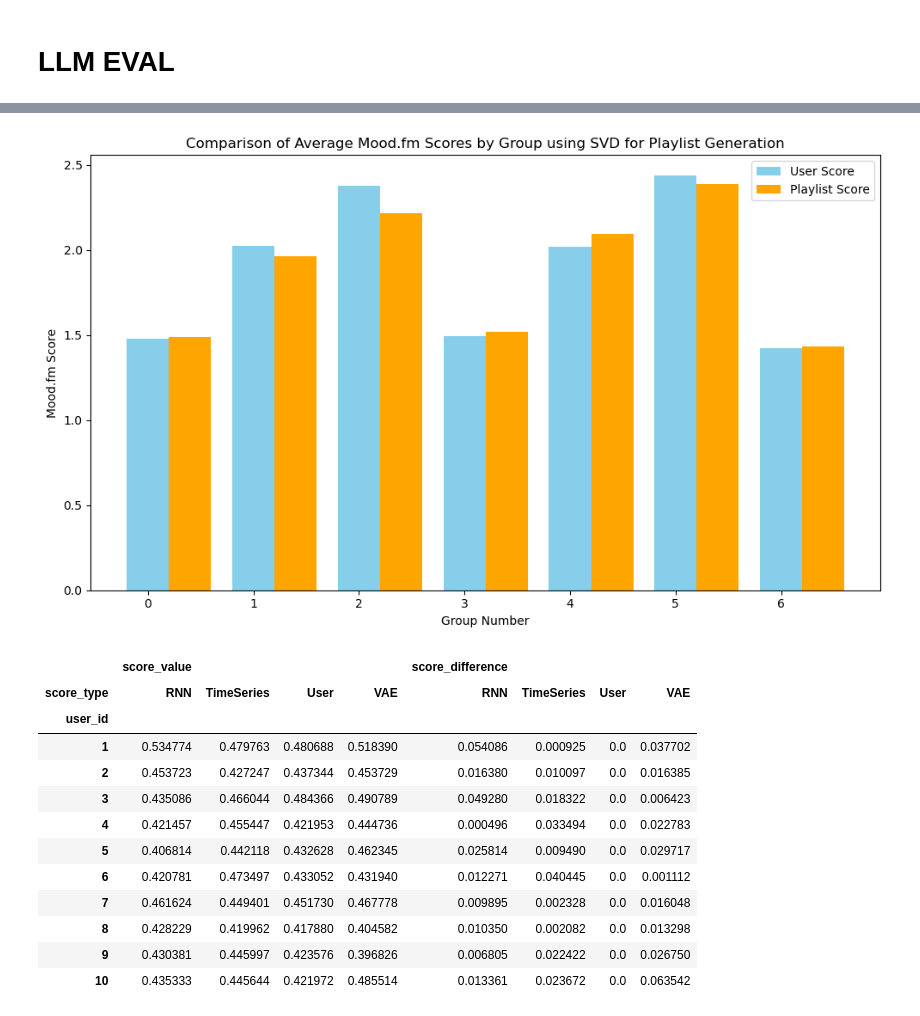
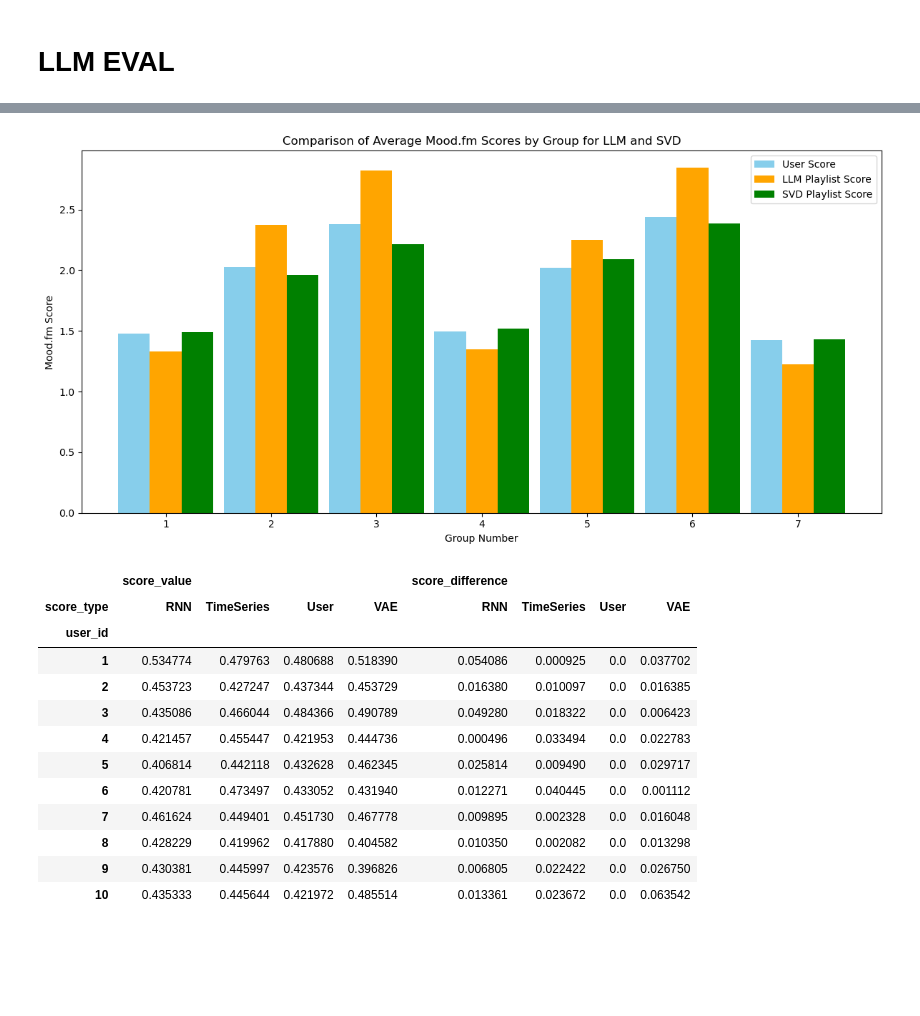
Before and after one commit to shreyash2106/CS573_Final_Project, a Jupyter notebook: src/eval/eval.ipynb, the cells around one changed output, grey strips where cells are left out. Drawn from its saved outputs; the diff is of its cells as text; code cells hidden in the pictures; blank space fills up the shorter version.

```diff
--- a/src/eval/eval.ipynb
+++ b/src/eval/eval.ipynb
@@ -742,28 +742,25 @@ def evaluate_llm_moodfm_scores(json_file_path, seven_day_history_path):
 # %% [markdown]
 # LLM EVAL
 # %%
-def plot_group_averages(results_df):
-    """
-    Plot average scores and score differences for each user group.
+def plot_group_averages(llm_results_df, svd_results_df):
+    llm_group_averages = llm_results_df.groupby('group_no').mean()
+    svd_group_averages = svd_results_df.groupby('group_no').mean()
 
-    Parameters:
-        results_df (pd.DataFrame): DataFrame containing evaluation results.
-    """
-    group_averages = results_df.groupby('group_no').mean()
+    group_ids = sorted(set(llm_group_averages.index).union(svd_group_averages.index))
+    user_scores = llm_group_averages['user_score']
+    llm_scores = llm_group_averages['playlist_score']
+    svd_scores = svd_group_averages['playlist_score']
 
-    group_ids = group_averages.index
-    user_scores = group_averages['user_score']
-    playlist_scores = group_averages['playlist_score']
-    score_differences = group_averages['score_difference']
-
-    plt.figure(figsize=(10, 6))
+    plt.figure(figsize=(12, 6))
     x = range(len(group_ids))
-    plt.bar(x, user_scores, width=0.4, label='User Score', align='center', color='skyblue')
-    plt.bar([i + 0.4 for i in x], playlist_scores, width=0.4, label='Playlist Score', align='center', color='orange')
+    plt.bar(x, user_scores, width=0.3, label='User Score', align='center', color='skyblue')
+    plt.bar([i + 0.3 for i in x], llm_scores, width=0.3, label='LLM Playlist Score', align='center', color='orange')
+    plt.bar([i + 0.6 for i in x], svd_scores, width=0.3, label='SVD Playlist Score', align='center', color='green')
 
     plt.xlabel('Group Number')
     plt.ylabel('Mood.fm Score')
-    plt.title('Comparison of Average Mood.fm Scores by Group using LLM for Playlist Generation')
+    plt.title('Comparison of Average Mood.fm Scores by Group for LLM and SVD')
+    plt.xticks([i + 0.3 for i in x], group_ids)
     plt.legend()
     plt.tight_layout()
     plt.show()
@@ -778,8 +772,9 @@ plot_group_averages(llm_results)
 # %%
 svd_results = evaluate_llm_moodfm_scores("../svd/svd_user_playlists.json", seven_day_history_path)
-plot_group_averages(svd_results)
-# %% [output]
-[figure, removed]
+# %%
+plot_group_averages(llm_results, svd_results)
+# %% [output]
+[figure, added]
 # %%
 def create_moodfm_score_table(rnn_results, vae_results, timeseries_results, llm_results, svd_results):
     rnn_results['user_id'] = rnn_results['user_id'].astype(int)
```
Also changed, not shown: parts of 2 cells of this notebook.
